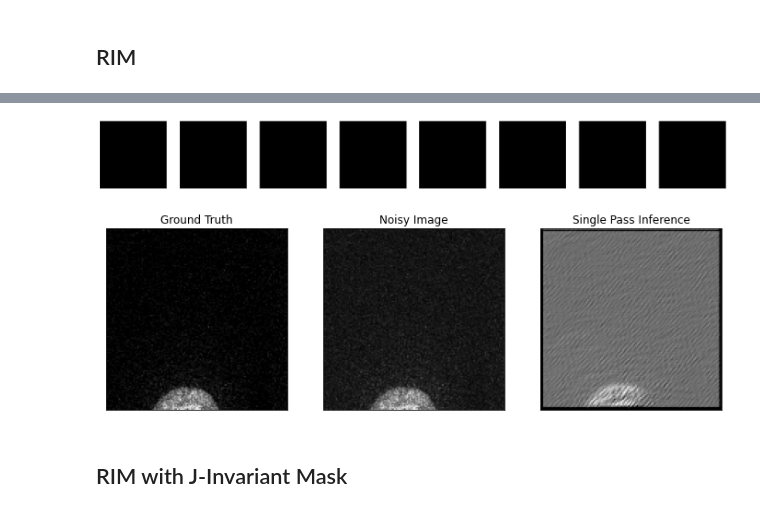
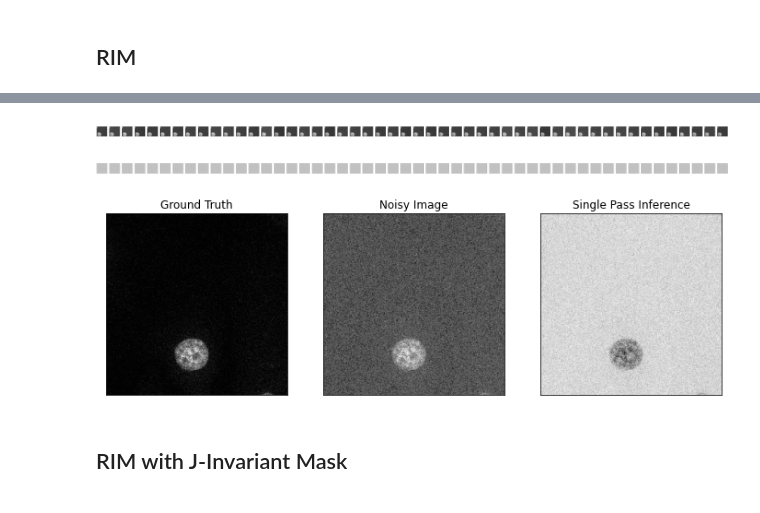
Before and after one commit to EmaadKhwaja/Deep-Learning-Denoising, a Jupyter notebook: Deep-Notebook.ipynb, the cells around one changed output, grey strips where cells are left out. Saved outputs shown, nothing was run; the diff lists cells and outputs as text; code cells hidden in the pictures.

```diff
--- a/Deep-Notebook.ipynb
+++ b/Deep-Notebook.ipynb
@@ -57,7 +57,7 @@ newdataset = gtmatch(dataset1, dataset2, 50)
 batch_size=50
 from torch import randn
 def add_noise(img):
-    return img + randn(img.size())*0.01
+    return img + randn(img.size())*0.02
 
 class SyntheticNoiseDataset(Dataset):
     def __init__(self, data, mode='train'):
@@ -84,7 +84,7 @@ from torch.optim import Adam
 from torch.utils.data import DataLoader
 import logging
 loss_function = MSELoss()
-optimizer = Adam(model.parameters(), lr=0.002)
+optimizer = Adam(model.parameters(), lr=0.001)
 # %%
 from torch.utils.data.sampler import SequentialSampler
 validation_split = .2
@@ -114,6 +114,7 @@ data_loader = train_loader
 
 losses = []
 val_losses = []
+clean_image_corr=[]
 best_images = []
 best_val_loss = 1
 
@@ -127,7 +128,7 @@ for i, batch in enumerate(data_loader):
 
     net_input = noisy_images
 
-    if i == 0:
+    if i==0:
         st = torch.zeros(net_input.size())
 
 
@@ -155,8 +156,10 @@ for i, batch in enumerate(data_loader):
 
     if val_loss < best_val_loss:
         best_val_loss = val_loss
-        denoised = np.clip(model(noisy_images,st)[1].detach().numpy()[0, 0], 0, 1).astype(np.float64)
-        clean=np.clip(clean_images.detach().cpu().numpy()[0, 0], 0, 1).astype(np.float64)
-        best_psnr = compare_psnr(denoised, clean)
+        denoised=model(noisy_images,st)[1].detach()
+        denoised_arr = np.clip(denoised.numpy()[0, 0], 0, 1).astype(np.float64)
+        clean_comp=np.clip(clean_images.detach().cpu().numpy()[0, 0], 0, 1).astype(np.float64)
+        best_psnr = compare_psnr(denoised_arr, clean_comp)
         best_images.append(denoised)
+        clean_image_corr.append(clean_images)
         print("\tModel PSNR: ", np.round(best_psnr, 2))
@@ -182,4 +165,0 @@ Loss ( 15 ):     0.0787
-# %%
-plot_images(best_images)
-# %% [output]
-[figure, removed]
@@ -186,14 +169,22 @@ plot_images(best_images)
+# %%
+plot_tensors(net_input)
+# %% [output]
+[figure, added]
+# %%
+plot_tensors(net_output)
+# %% [output]
+[figure, added]
 # %%
 i, test_batch = next(enumerate(validation_loader))
 noisy, clean = test_batch
 # %%
 simple_output = model(noisy,st)
 # %%
-idx = 1
-plot_tensors([clean[idx], noisy[idx], simple_output[1][idx]],
+idx = 2
+plot_tensors([clean[idx], noisy[idx], simple_output[1][idx]*noisy[idx]],
             ["Ground Truth", "Noisy Image", "Single Pass Inference"])
 # %% [output]
-[figure, old version]
+[figure, new version]
 # %% [markdown]
 ## RIM with J-Invariant Mask
 # %%
```
Also changed, not shown: parts of 6 cells of this notebook.
